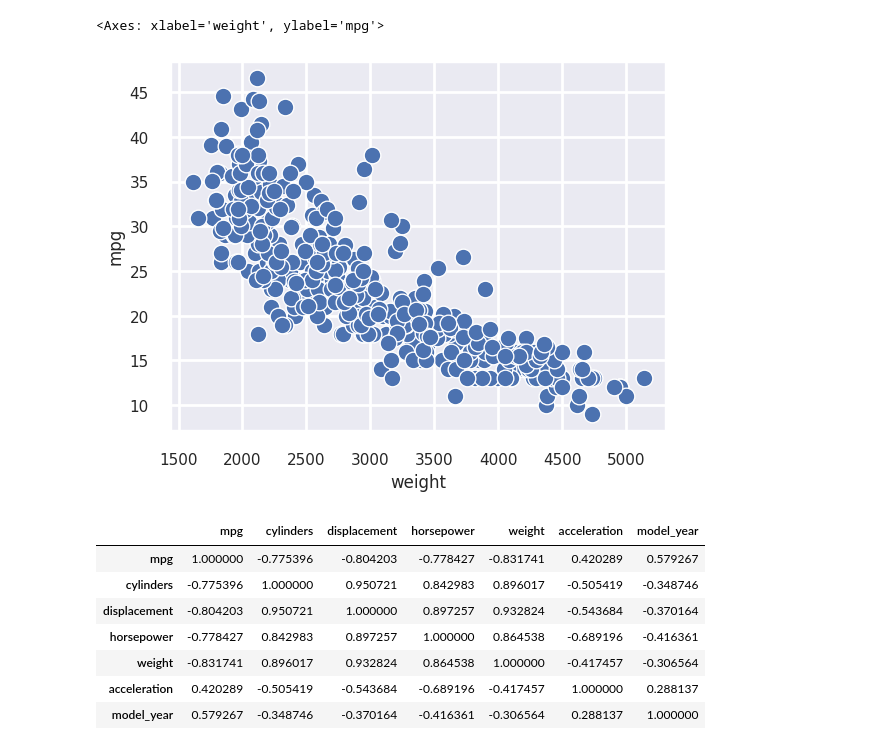
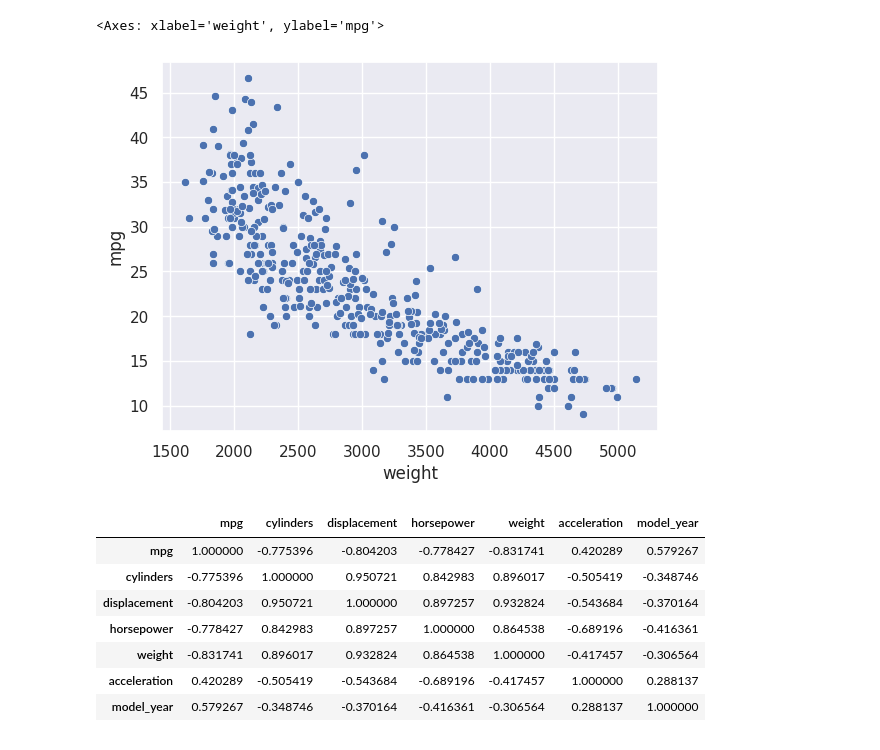
Before and after one commit to data-spice/AI_LESSON, a Jupyter notebook: visualization/seaborn_tut.ipynb, the cells around one changed output. Drawn from its saved outputs; the diff is of its cells as text; code cells hidden in the pictures.

```diff
--- a/visualization/seaborn_tut.ipynb
+++ b/visualization/seaborn_tut.ipynb
@@ -26,12 +26,12 @@ sns.get_dataset_names()
 # %%
 mpg=sns.load_dataset("mpg")
 sns.set_theme()
-sns.set_style("darkgrid")
-sns.set_context('poster',font_scale=0.5)
+# sns.set_style("darkgrid")
+
 sns.scatterplot(data=mpg,x="weight",y="mpg")
 # %% [output]
 <Axes: xlabel='weight', ylabel='mpg'>
-[figure, old version]
+[figure, new version]
 # %%
 mpg.corr(numeric_only=True)
 # %% [output]
```
Also changed, not shown: parts of 19 cells of this notebook, 5 other files.
